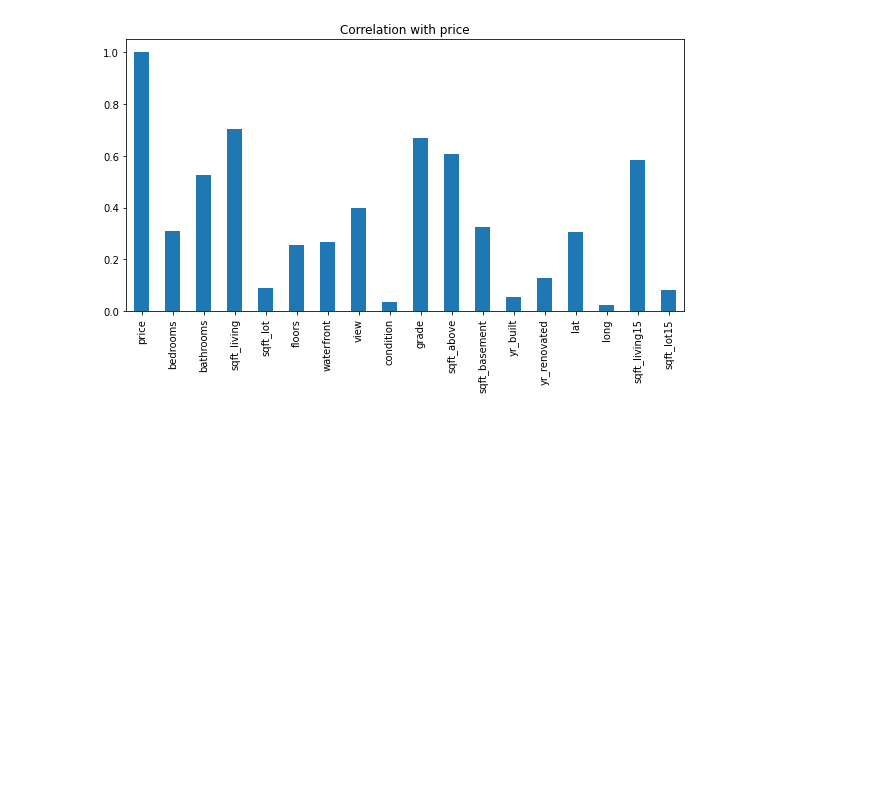
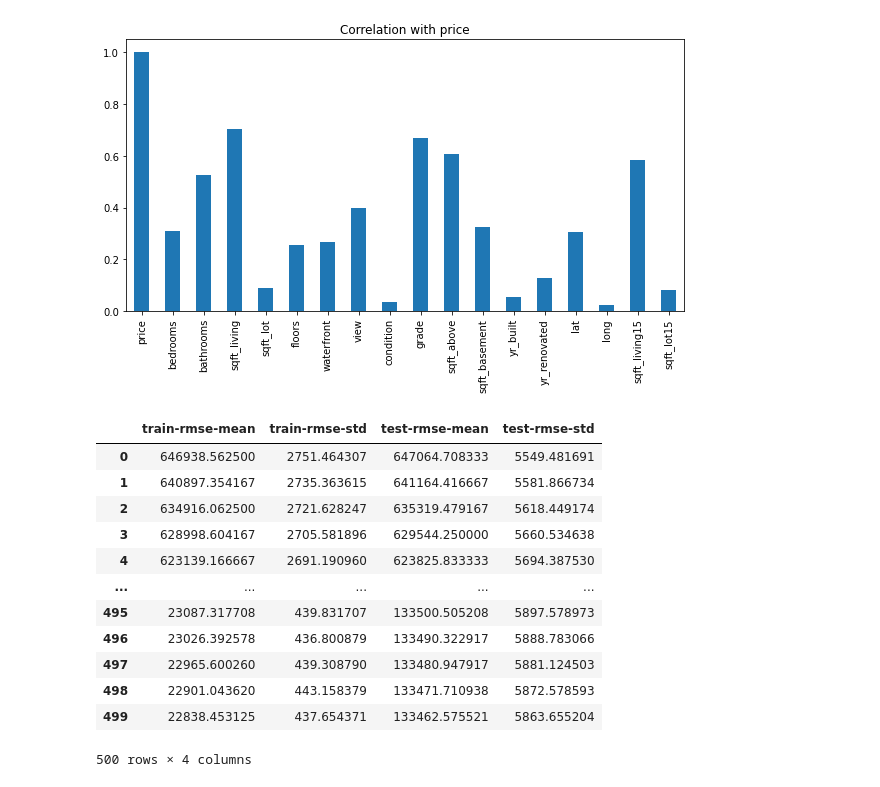
Before and after one commit to aishdiksha/ml_course, a Jupyter notebook: supervised/boosting.ipynb, the cells around one changed output. Drawn from its saved outputs; the diff is of its cells as text; code cells hidden in the pictures; blank space fills up the shorter version.

```diff
--- a/supervised/boosting.ipynb
+++ b/supervised/boosting.ipynb
@@ -40,6 +43,35 @@ y  = df['price']
 import xgboost as xgb
 # %%
 data_matrix = xgb.DMatrix(X,y)
+# %%
+params = {
+    'learning_rate' : .01,
+    'max_depth' : 15,
+    'alpha' : 10,
+}
+
+results = xgb.cv(
+    params,
+    data_matrix,
+    num_boost_round=500,
+    early_stopping_rounds=5,
+    metrics='rmse',
+)
+results
+# %% [output]
+|  | train-rmse-mean | train-rmse-std | test-rmse-mean | test-rmse-std |
+| 0 | 646938.562500 | 2751.464307 | 647064.708333 | 5549.481691 |
+| 1 | 640897.354167 | 2735.363615 | 641164.416667 | 5581.866734 |
+| 2 | 634916.062500 | 2721.628247 | 635319.479167 | 5618.449174 |
+| 3 | 628998.604167 | 2705.581896 | 629544.250000 | 5660.534638 |
+| 4 | 623139.166667 | 2691.190960 | 623825.833333 | 5694.387530 |
+| ... | ... | ... | ... | ... |
+| 495 | 23087.317708 | 439.831707 | 133500.505208 | 5897.578973 |
+| 496 | 23026.392578 | 436.800879 | 133490.322917 | 5888.783066 |
+| 497 | 22965.600260 | 439.308790 | 133480.947917 | 5881.124503 |
+| 498 | 22901.043620 | 443.158379 | 133471.710938 | 5872.578593 |
+| 499 | 22838.453125 | 437.654371 | 133462.575521 | 5863.655204 |
+500 rows × 4 columns
 # %%
 params = {
     'learning_rate' : .01,
```
Also changed, not shown: parts of 19 cells of this notebook, 5 other files.
